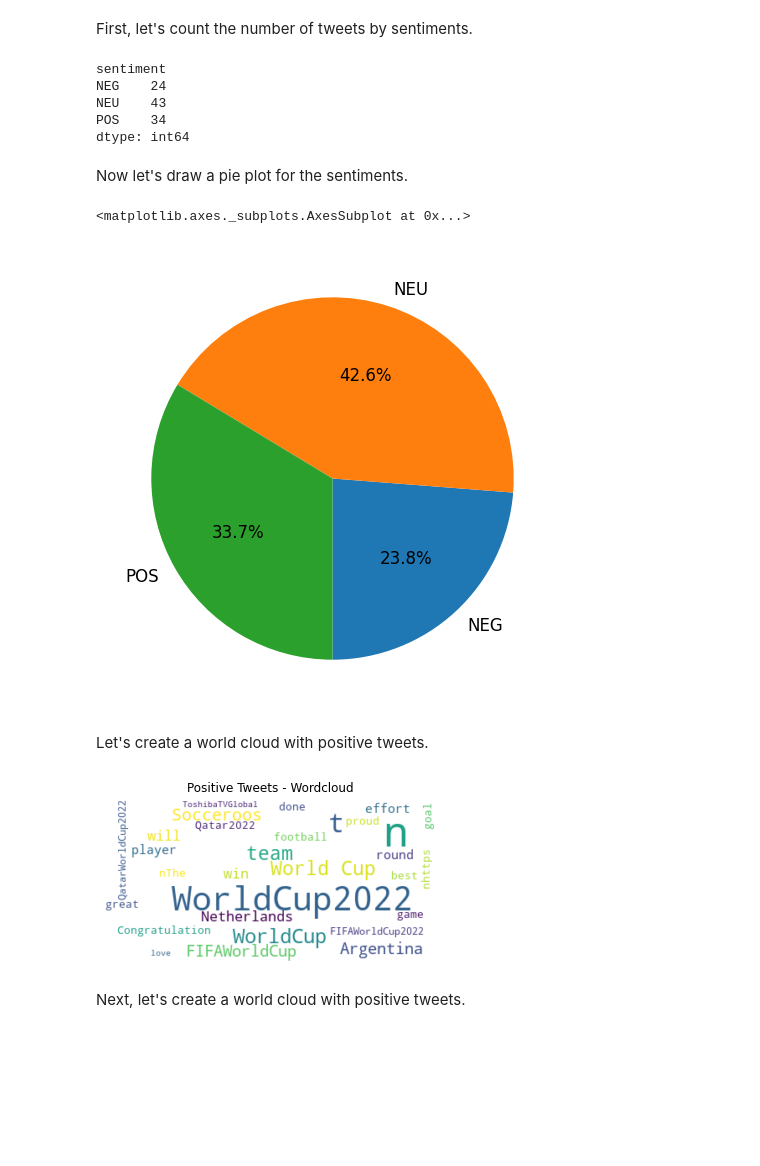
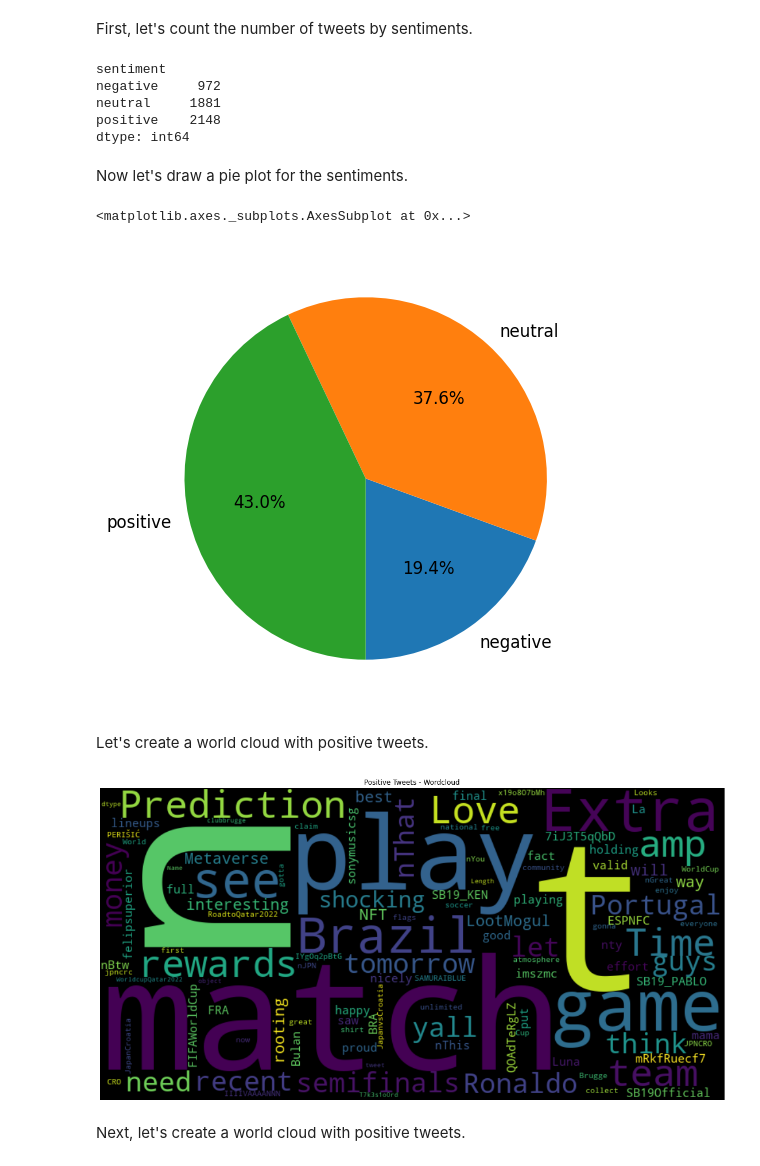
Before and after one commit to TirendazAcademy/Hugging-Face-Tutorials, a Jupyter notebook: Twitter Sentiment Analysis.ipynb, the cells around one changed output. Saved outputs shown, nothing was run; the diff lists cells and outputs as text; code cells hidden in the pictures; blank space fills up the shorter version.

```diff
--- a/Twitter Sentiment Analysis.ipynb
+++ b/Twitter Sentiment Analysis.ipynb
@@ -37,17 +34,20 @@ Successfully installed snscrape-0.4.3.20220106
 import snscrape.modules.twitter as sntwitter
 import pandas as pd
 
-# Created a list to append all tweet attributes(data)
+# Creating a list to append all tweet attributes(data)
 tweets = []
 
-query = '#WorldCup2022 lang:en since:2022-11-21 until:2022-12-04'
+# Creating query
+query = '#WorldCup2022 lang:en since:2022-11-21 until:2022-12-06'
 q = sntwitter.TwitterSearchScraper(query)
 
 # Using TwitterSearchScraper to scrape data and append tweets to list
 for i,tweet in enumerate(q.get_items()):
-    if i>100:
+    if i>5000:
         break
     tweets.append([tweet.user.username, tweet.date, tweet.likeCount, tweet.sourceLabel, tweet.content])
+
+# Converting data to dataframe
 tweets_df = pd.DataFrame(tweets, columns=["User", "Date Created", "Number of Likes", "Source of Tweet", "Tweet"])
 tweets_df.head()
 # %% [output]
@@ -64,6 +73,6 @@ Let's import the model we'll use for Twitter sentiment analysis.
 # %%
 !pip install transformers
 from transformers import pipeline
-sentiment_analysis = pipeline(model="finiteautomata/bertweet-base-sentiment-analysis")
+sentiment_analysis = pipeline(model="cardiffnlp/twitter-roberta-base-sentiment-latest")
 # %% [output]
 Looking in indexes: https://pypi.org/simple, https://us-python.pkg.dev/colab-wheels/public/simple/
@@ -87,13 +98,20 @@ emoji is not installed, thus not converting emoticons or emojis into text. Insta
 # %% [markdown]
 After that let's find out the sentiment in each tweet with the for loop.
 # %%
-tweets = []
+# Creating a list to append all tweet attributes(data)
+tweet_sa = []
+
+# Creating query
+query = '#WorldCup2022 lang:en until:2022-12-06 since:2022-11-10 '
+q = sntwitter.TwitterSearchScraper(query)
+
+# Predicting the sentiments of tweets
 for i,tweet in enumerate(q.get_items()):
-    if i>100:
+    if i>5000:
         break
     content = tweet.content
     sentiment = sentiment_analysis(content)
-    tweets.append({'tweet': content, 'sentiment': sentiment[0]['label']})
+    tweet_sa.append({'tweet': content, 'sentiment': sentiment[0]['label']})
 # %% [markdown]
 Let's convert data into a dataframe.
 # %%
@@ -101,7 +119,7 @@ import pandas as pd
 pd.set_option('max_colwidth', None)
 
 # Converting data to dataframe
-df = pd.DataFrame(tweets)
+df = pd.DataFrame(tweet_sa)
 df.head()
 # %% [output]
 |  | tweet | sentiment |
@@ -121,9 +139,9 @@ sentiment_counts = df.groupby(['sentiment']).size()
 print(sentiment_counts)
 # %% [output]
 sentiment
-NEG    24
-NEU    43
-POS    34
+negative     972
+neutral     1881
+positive    2148
 dtype: int64
 # %% [markdown]
 Now let's draw a pie plot for the sentiments.
@@ -134,24 +152,24 @@ ax = plt.subplot(111)
 sentiment_counts.plot.pie(ax=ax, autopct='%1.1f%%', startangle=270, fontsize=12, label="")
 # %% [output]
 <matplotlib.axes._subplots.AxesSubplot at 0x...>
-[figure, old version]
+[figure, new version]
 # %% [markdown]
 Let's create a world cloud with positive tweets.
 # %%
 from wordcloud import WordCloud
 from wordcloud import STOPWORDS
 
 # Wordcloud with positive tweets
-positive_tweets = df['tweet'][df["sentiment"] == 'POS']
-stop_words = ["https", "co", "RT"] + list(STOPWORDS)
-positive_wordcloud = WordCloud(max_font_size=50, max_words=30, background_color="white", stopwords = stop_words).generate(str(positive_tweets))
-plt.figure()
+positive_tweets = df['tweet'][df["sentiment"] == 'positive']
+stop_words = ["https", "co", "RT", "WorldCup2022"] + list(STOPWORDS)
+positive_wordcloud = WordCloud(width=800, height=400, background_color="black", stopwords = stop_words).generate(str(positive_tweets))
+plt.figure(figsize=[20,10])
 plt.title("Positive Tweets - Wordcloud")
 plt.imshow(positive_wordcloud, interpolation="bilinear")
 plt.axis("off")
 plt.show()
 # %% [output]
-[figure, old version]
+[figure, new version]
 # %% [markdown]
 Next, let's create a world cloud with positive tweets.
 # %%
```
Also changed, not shown: parts of 6 cells of this notebook.
